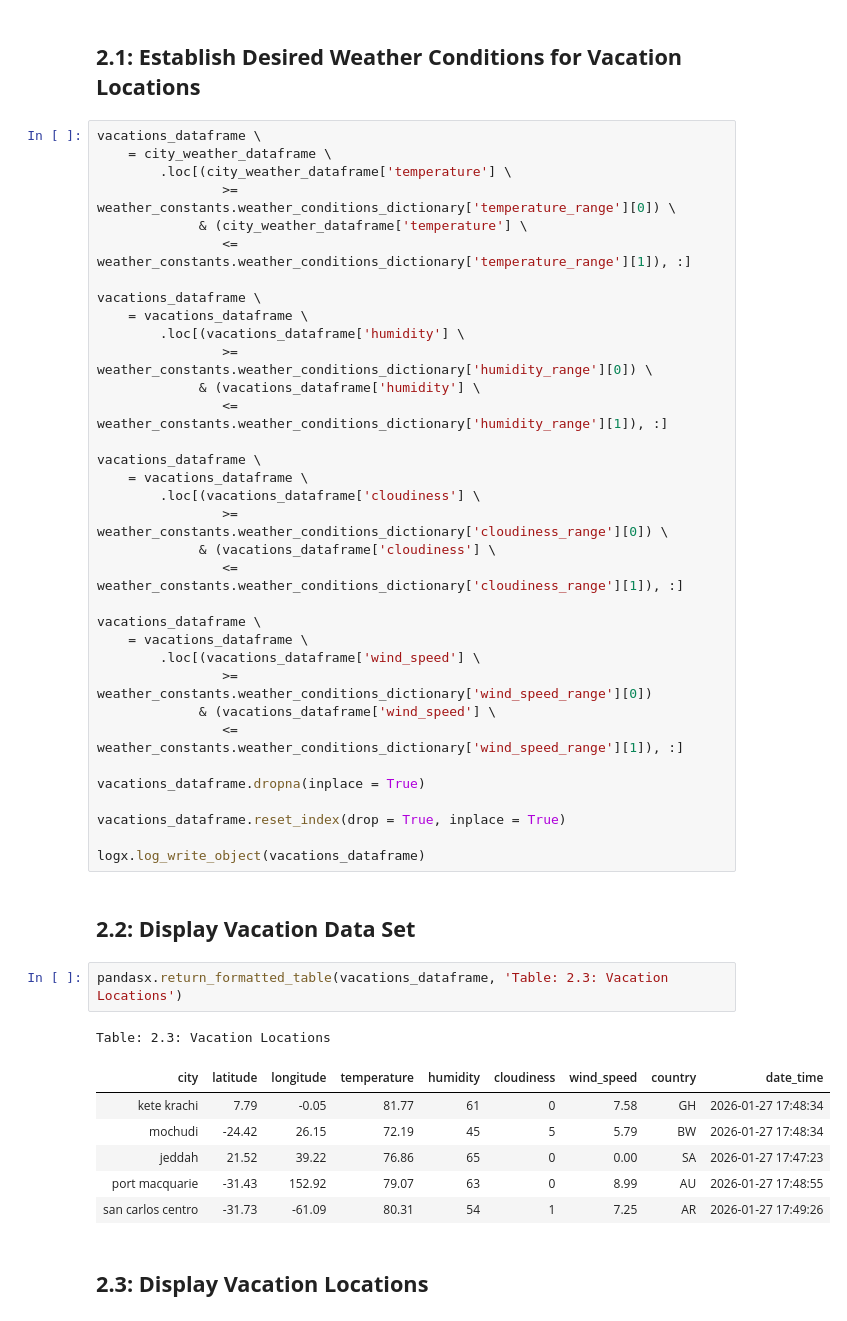
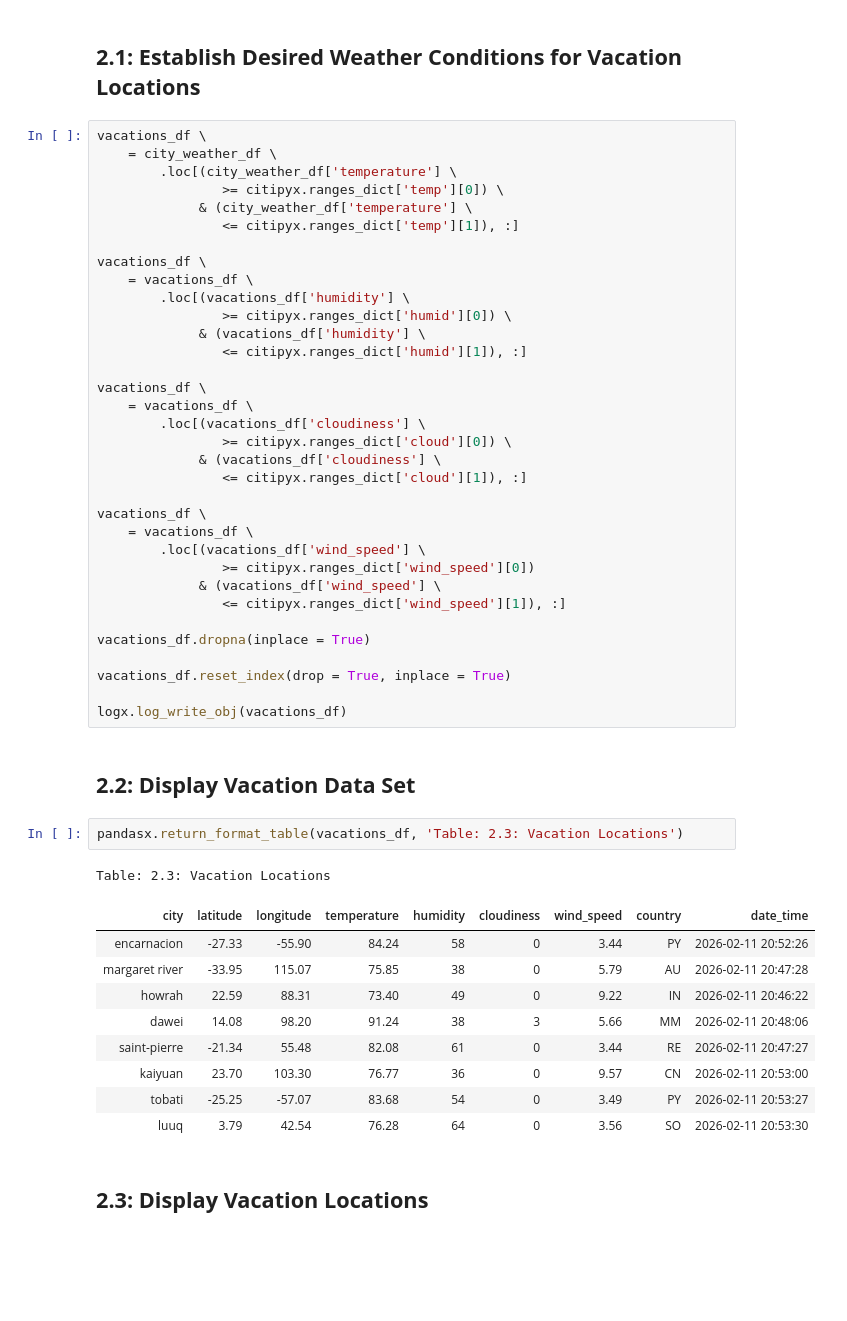
Before and after one commit to njgeorge000158/Weather-Visualization-for-Vacations-using-APIs, a Jupyter notebook: vacations.ipynb, the cells around one changed output. Drawn from its saved outputs; the diff is of its cells as text; blank space fills up the shorter version.

```diff
--- a/vacations.ipynb
+++ b/vacations.ipynb
@@ -90,51 +91,54 @@ pandasx.display_dataframe_hvplot \
 # %% [markdown]
 ## **2.1: Establish Desired Weather Conditions for Vacation Locations**
 # %%
-vacations_dataframe \
-    = city_weather_dataframe \
-        .loc[(city_weather_dataframe['temperature'] \
-                >= weather_constants.weather_conditions_dictionary['temperature_range'][0]) \
-             & (city_weather_dataframe['temperature'] \
-                <= weather_constants.weather_conditions_dictionary['temperature_range'][1]), :]
+vacations_df \
+    = city_weather_df \
+        .loc[(city_weather_df['temperature'] \
+                >= citipyx.ranges_dict['temp'][0]) \
+             & (city_weather_df['temperature'] \
+                <= citipyx.ranges_dict['temp'][1]), :]
 
-vacations_dataframe \
-    = vacations_dataframe \
-        .loc[(vacations_dataframe['humidity'] \
-                >= weather_constants.weather_conditions_dictionary['humidity_range'][0]) \
-             & (vacations_dataframe['humidity'] \
-                <= weather_constants.weather_conditions_dictionary['humidity_range'][1]), :]
+vacations_df \
+    = vacations_df \
+        .loc[(vacations_df['humidity'] \
+                >= citipyx.ranges_dict['humid'][0]) \
+             & (vacations_df['humidity'] \
+                <= citipyx.ranges_dict['humid'][1]), :]
 
-vacations_dataframe \
-    = vacations_dataframe \
-        .loc[(vacations_dataframe['cloudiness'] \
-                >= weather_constants.weather_conditions_dictionary['cloudiness_range'][0]) \
-             & (vacations_dataframe['cloudiness'] \
-                <= weather_constants.weather_conditions_dictionary['cloudiness_range'][1]), :]
+vacations_df \
+    = vacations_df \
+        .loc[(vacations_df['cloudiness'] \
+                >= citipyx.ranges_dict['cloud'][0]) \
+             & (vacations_df['cloudiness'] \
+                <= citipyx.ranges_dict['cloud'][1]), :]
 
-vacations_dataframe \
-    = vacations_dataframe \
-        .loc[(vacations_dataframe['wind_speed'] \
-                >= weather_constants.weather_conditions_dictionary['wind_speed_range'][0])
-             & (vacations_dataframe['wind_speed'] \
-                <= weather_constants.weather_conditions_dictionary['wind_speed_range'][1]), :]
+vacations_df \
+    = vacations_df \
+        .loc[(vacations_df['wind_speed'] \
+                >= citipyx.ranges_dict['wind_speed'][0])
+             & (vacations_df['wind_speed'] \
+                <= citipyx.ranges_dict['wind_speed'][1]), :]
 
-vacations_dataframe.dropna(inplace = True)
+vacations_df.dropna(inplace = True)
 
-vacations_dataframe.reset_index(drop = True, inplace = True)
+vacations_df.reset_index(drop = True, inplace = True)
 
-logx.log_write_object(vacations_dataframe)
+logx.log_write_obj(vacations_df)
 # %% [markdown]
 ## **2.2: Display Vacation Data Set**
 # %%
-pandasx.return_formatted_table(vacations_dataframe, 'Table: 2.3: Vacation Locations')
+pandasx.return_format_table(vacations_df, 'Table: 2.3: Vacation Locations')
 # %% [output]
 Table: 2.3: Vacation Locations
 | city | latitude | longitude | temperature | humidity | cloudiness | wind_speed | country | date_time |
-| kete krachi | 7.79 | -0.05 | 81.77 | 61 | 0 | 7.58 | GH | 2026-01-27 17:48:34 |
-| mochudi | -24.42 | 26.15 | 72.19 | 45 | 5 | 5.79 | BW | 2026-01-27 17:48:34 |
-| jeddah | 21.52 | 39.22 | 76.86 | 65 | 0 | 0.00 | SA | 2026-01-27 17:47:23 |
-| port macquarie | -31.43 | 152.92 | 79.07 | 63 | 0 | 8.99 | AU | 2026-01-27 17:48:55 |
-| san carlos centro | -31.73 | -61.09 | 80.31 | 54 | 1 | 7.25 | AR | 2026-01-27 17:49:26 |
+| encarnacion | -27.33 | -55.90 | 84.24 | 58 | 0 | 3.44 | PY | 2026-02-11 20:52:26 |
+| margaret river | -33.95 | 115.07 | 75.85 | 38 | 0 | 5.79 | AU | 2026-02-11 20:47:28 |
+| howrah | 22.59 | 88.31 | 73.40 | 49 | 0 | 9.22 | IN | 2026-02-11 20:46:22 |
+| dawei | 14.08 | 98.20 | 91.24 | 38 | 3 | 5.66 | MM | 2026-02-11 20:48:06 |
+| saint-pierre | -21.34 | 55.48 | 82.08 | 61 | 0 | 3.44 | RE | 2026-02-11 20:47:27 |
+| kaiyuan | 23.70 | 103.30 | 76.77 | 36 | 0 | 9.57 | CN | 2026-02-11 20:53:00 |
+| tobati | -25.25 | -57.07 | 83.68 | 54 | 0 | 3.49 | PY | 2026-02-11 20:53:27 |
+| luuq | 3.79 | 42.54 | 76.28 | 64 | 0 | 3.56 | SO | 2026-02-11 20:53:30 |
 # %% [markdown]
 ## **2.3: Display Vacation Locations**
 # %%
```
Also changed, not shown: parts of 18 cells of this notebook, 7 other files.
